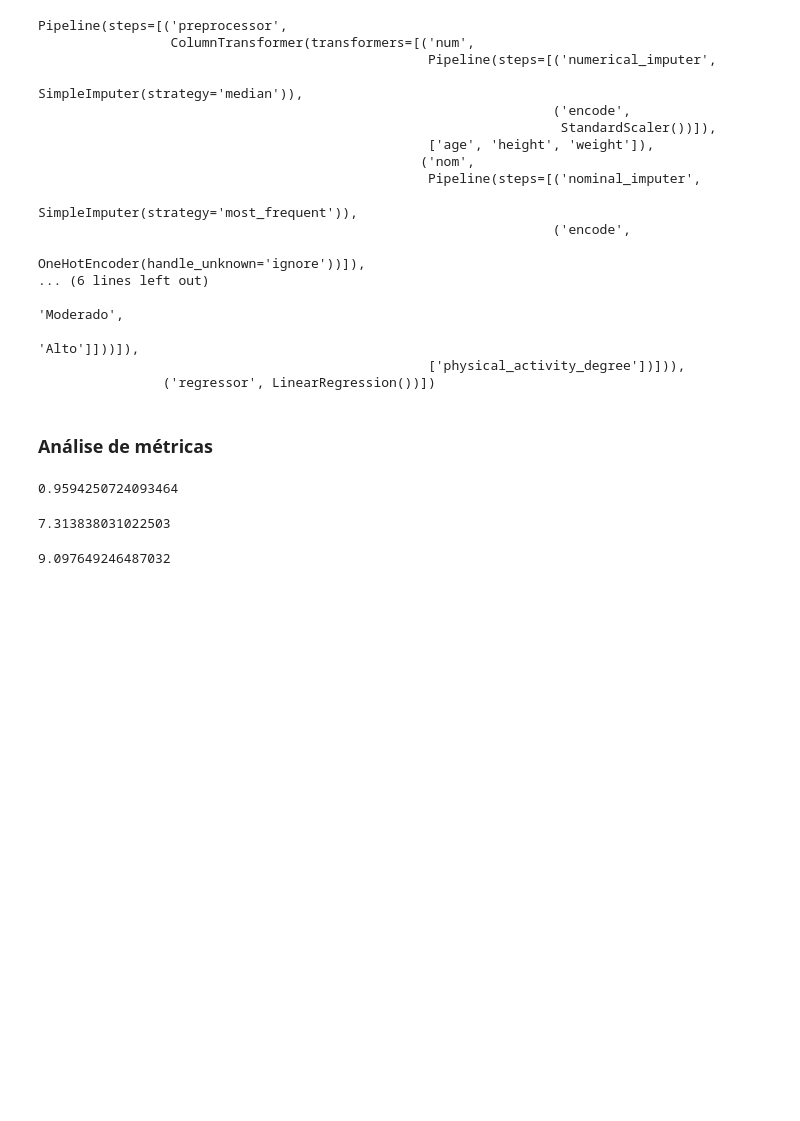
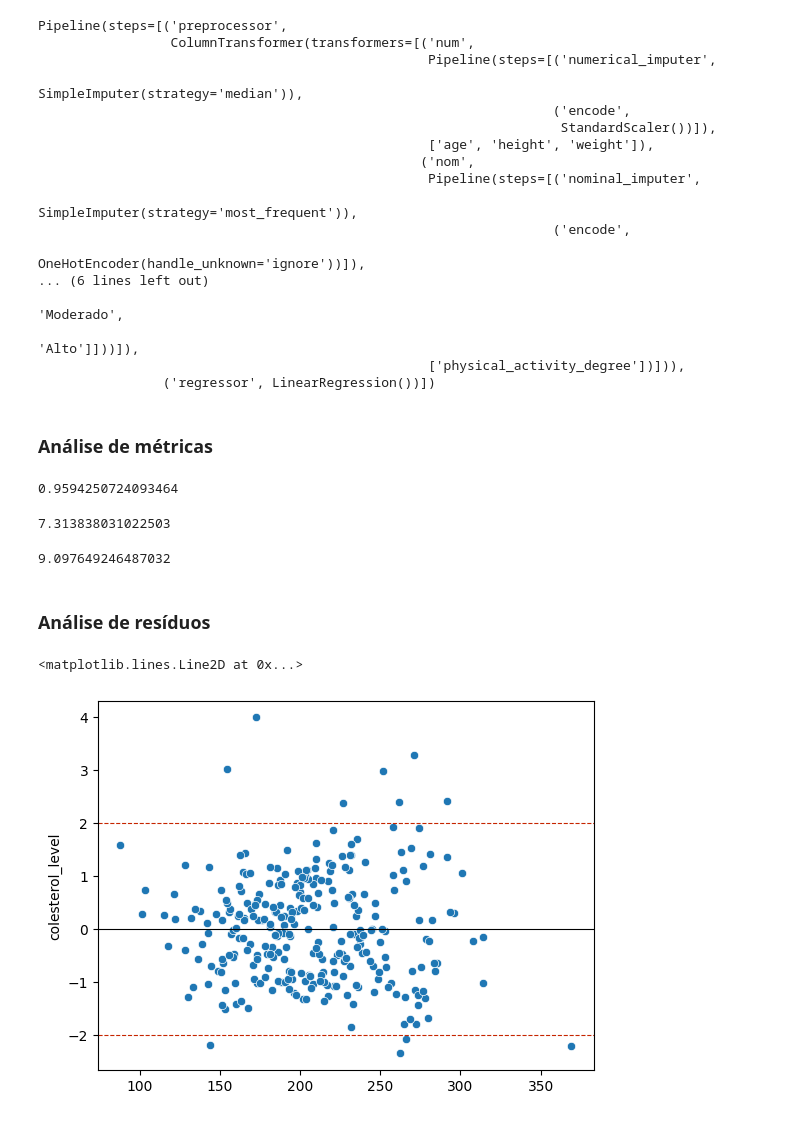
Before and after one commit to ivandersr/colesterol-multi-regression, a Jupyter notebook: colesterol_model.ipynb, the cells around one changed output. Cells and saved outputs as stored; diff of their text form; code cells hidden in the pictures; blank space fills up the shorter version.

```diff
--- a/colesterol_model.ipynb
+++ b/colesterol_model.ipynb
@@ -462,3 +462,18 @@ mean_absolute_error(y_test, y_pred)
 mean_squared_error(y_test, y_pred, squared=False)
 # %% [output]
 9.097649246487032
+# %% [markdown]
+### Análise de resíduos
+# %%
+residual = y_test - y_pred
+# %%
+from scipy.stats import zscore
+residual_std = zscore(residual)
+# %%
+sns.scatterplot(x=y_pred, y=residual_std)
+plt.axhline(y=0, color='#000', linewidth=0.8)
+plt.axhline(y=-2, linestyle='--', color='#c62500', linewidth=0.8)
+plt.axhline(y=2, linestyle='--', color='#c62500', linewidth=0.8)
+# %% [output]
+<matplotlib.lines.Line2D at 0x...>
+[figure, added]
```
Also changed, not shown: parts of 12 cells of this notebook, 1 other file.
